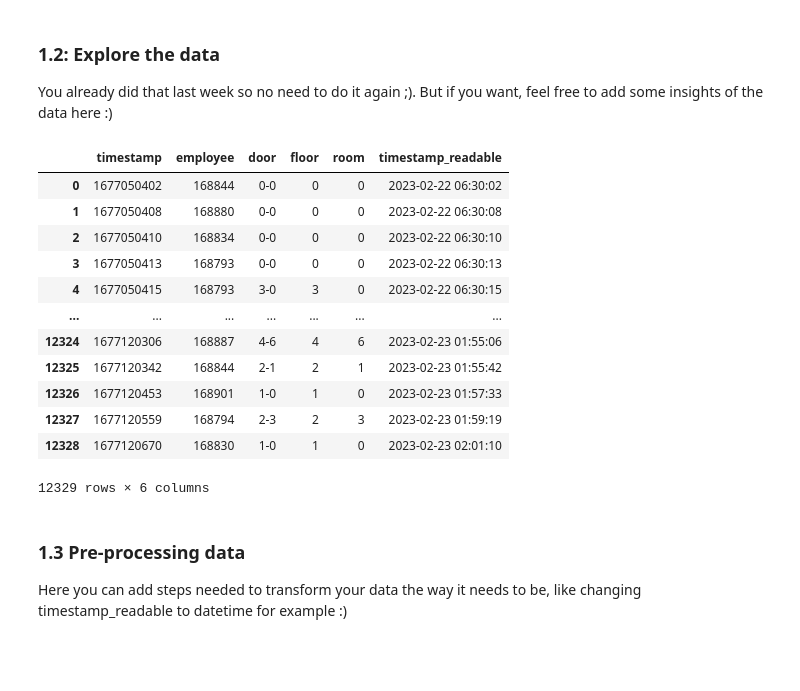
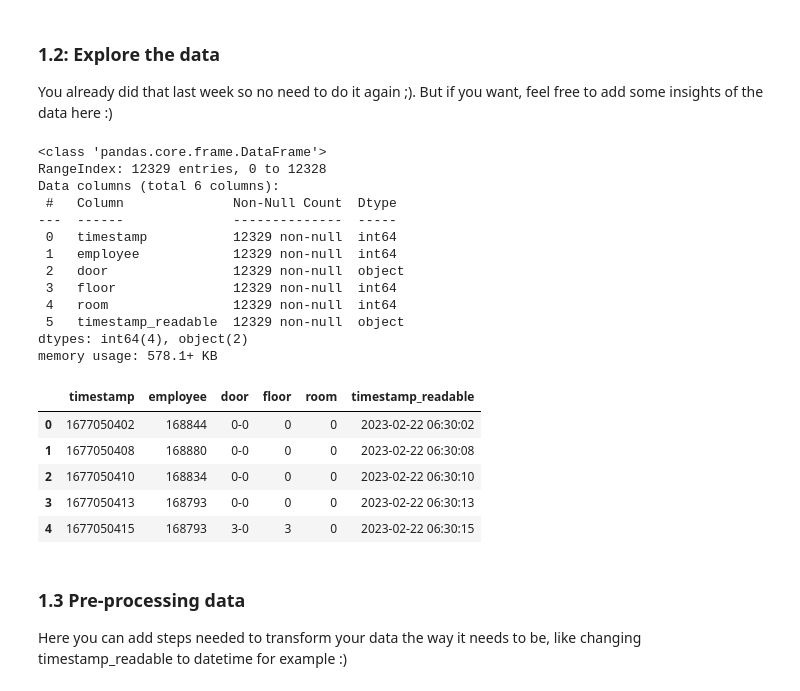
Before and after one commit to pastouche2/ML4FS_Nathan, a Jupyter notebook: HW3_DataVizz/HW3_DataVizz.ipynb, the cells around one changed output. Drawn from its saved outputs; the diff is of its cells as text; code cells hidden in the pictures; blank space fills up the shorter version.

```diff
--- a/HW3_DataVizz/HW3_DataVizz.ipynb
+++ b/HW3_DataVizz/HW3_DataVizz.ipynb
@@ -53,21 +53,30 @@ df_ex1 = pd.read_csv(data_folder / "logging_data_merged.csv")
 You already did that last week so no need to do it again ;). But if you want, feel free to add some insights of the data here :)
 # %%
 # YOUR CODE HERE
-df_ex1
+
+df_ex1.info()
+df_ex1.describe().T
+df_ex1.head(5)
 # %% [output]
+<class 'pandas.core.frame.DataFrame'>
+RangeIndex: 12329 entries, 0 to 12328
+Data columns (total 6 columns):
+ #   Column              Non-Null Count  Dtype
+---  ------              --------------  -----
+ 0   timestamp           12329 non-null  int64
+ 1   employee            12329 non-null  int64
+ 2   door                12329 non-null  object
+ 3   floor               12329 non-null  int64
+ 4   room                12329 non-null  int64
+ 5   timestamp_readable  12329 non-null  object
+dtypes: int64(4), object(2)
+memory usage: 578.1+ KB
 |  | timestamp | employee | door | floor | room | timestamp_readable |
 | 0 | 1677050402 | 168844 | 0-0 | 0 | 0 | 2023-02-22 06:30:02 |
 | 1 | 1677050408 | 168880 | 0-0 | 0 | 0 | 2023-02-22 06:30:08 |
 | 2 | 1677050410 | 168834 | 0-0 | 0 | 0 | 2023-02-22 06:30:10 |
 | 3 | 1677050413 | 168793 | 0-0 | 0 | 0 | 2023-02-22 06:30:13 |
 | 4 | 1677050415 | 168793 | 3-0 | 3 | 0 | 2023-02-22 06:30:15 |
-| ... | ... | ... | ... | ... | ... | ... |
-| 12324 | 1677120306 | 168887 | 4-6 | 4 | 6 | 2023-02-23 01:55:06 |
-| 12325 | 1677120342 | 168844 | 2-1 | 2 | 1 | 2023-02-23 01:55:42 |
-| 12326 | 1677120453 | 168901 | 1-0 | 1 | 0 | 2023-02-23 01:57:33 |
-| 12327 | 1677120559 | 168794 | 2-3 | 2 | 3 | 2023-02-23 01:59:19 |
-| 12328 | 1677120670 | 168830 | 1-0 | 1 | 0 | 2023-02-23 02:01:10 |
-12329 rows × 6 columns
 # %% [markdown]
 ### 1.3 Pre-processing data
 
```
Also changed, not shown: parts of 4 cells of this notebook, 5 other files.
